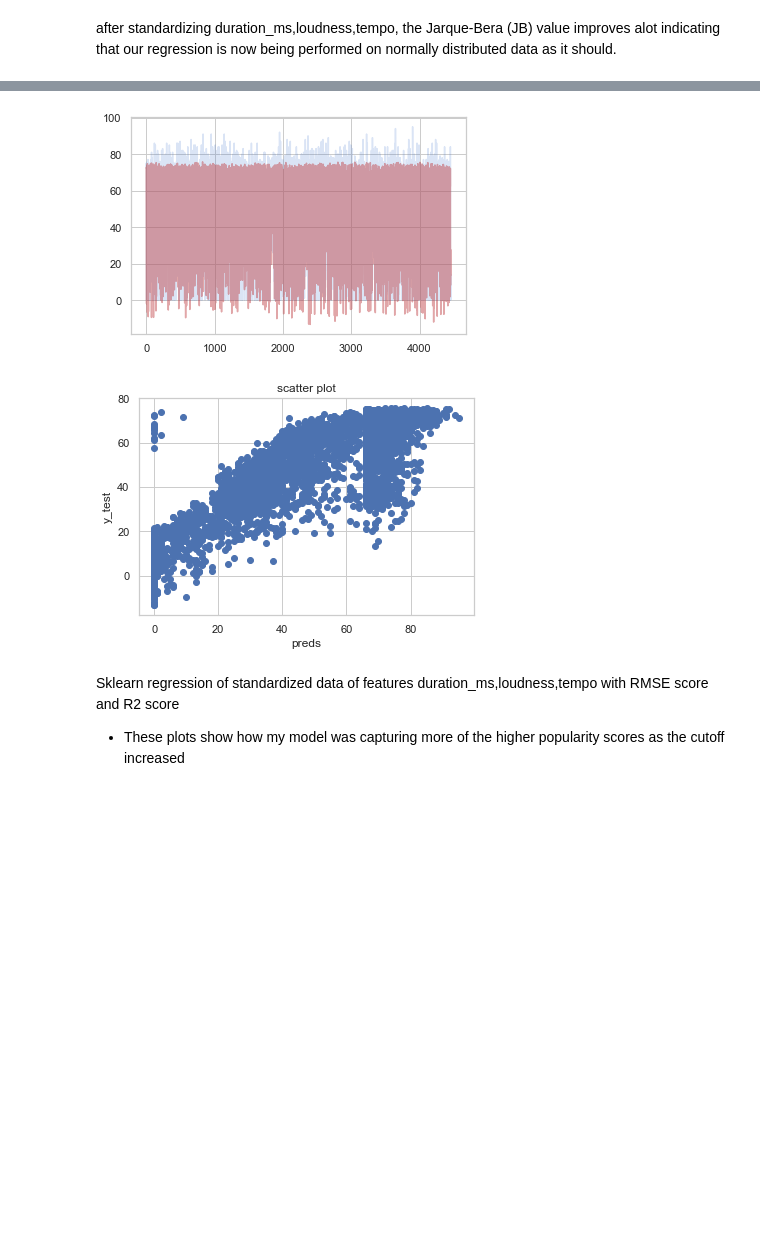
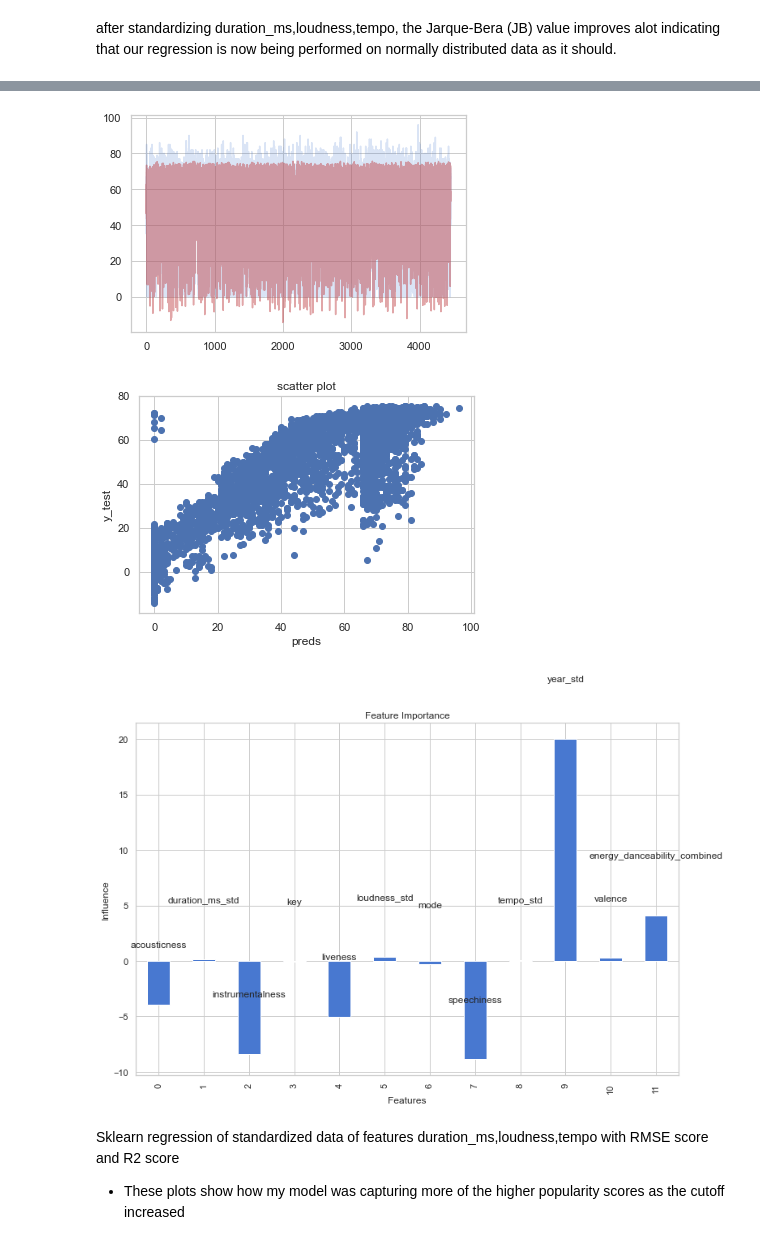
Before and after one commit to Tony363/Predicting-Spotify-Song-Popularity, a Jupyter notebook: spotify_data_analysis.ipynb, the cells around one changed output, grey strips where cells are left out. Cells and saved outputs as stored; diff of their text form; code cells hidden in the pictures; blank space fills up the shorter version.

```diff
--- a/spotify_data_analysis.ipynb
+++ b/spotify_data_analysis.ipynb
@@ -131,7 +140,7 @@ numeric_non_cat = ['acousticness', 'danceability', 'duration_ms', 'energy', 'ins
        'popularity','pop_frac','pop_bin']
 
 global cols_to_stardardize
-cols_to_standardize = ['duration_ms', 'loudness', 'tempo']
+cols_to_standardize = ['year','duration_ms', 'loudness', 'tempo']
 # %% [markdown]
 ### Helper functions
 # %%
@@ -155,6 +164,19 @@ def Xy_scatter_plot(y_test, pred_test):
     ax.set_ylabel("y_test")
     ax.set_title("scatter plot")
     plt.show()
+
+# feature importance bar plot
+def feature_importance(betas,X):
+    plt.figure(figsize=(12,8))
+    ax = pd.Series(betas).plot(kind='bar')
+    ax.set_xlabel("Features")
+    ax.set_ylabel("Influence")
+    ax.set_title("Feature Importance")
+    rects = ax.patches
+    labels = X.columns
+    for rect,label in zip(rects,labels):
+        height = rect.get_height()
+        ax.text(rect.get_x() + rect.get_width()/2,height + 5,label,ha='center',va='bottom')
 
 # return records that contain strings of artist and track names
 def search_artist_track_name(df, artist, track):
@@ -194,7 +216,7 @@ def standardize_return_X_y(df, std=True, log=False):
 
         X_cols = ['acousticness', 'danceability', 'duration_ms_std', 'energy',
                   'instrumentalness', 'key', 'liveness', 'loudness_std', 'mode',
-                  'speechiness', 'tempo_std', 'year', 'valence']
+                  'speechiness', 'tempo_std', 'year_std', 'valence']
     else:
         X_cols = ['acousticness', 'danceability', 'duration_ms', 'energy',
                   'instrumentalness', 'key', 'liveness', 'loudness', 'mode',
@@ -1047,11 +1081,12 @@ def combine_vif(df,std=True):
     df_samples = df.copy()
     if std:
         # standardize dataframe
-        scaler = StandardScaler().fit(df.copy()[['tempo','loudness','duration_ms']])
-        scaled = scaler.transform(df.copy()[['tempo','loudness','duration_ms']])
-        df_samples['tempo'] = scaled[:,0]
-        df_samples['loudness'] = scaled[:,1]
-        df_samples['duration_ms'] = scaled[:,2]
+        scaler = StandardScaler().fit(df.copy()[['year','tempo','loudness','duration_ms']])
+        scaled = scaler.transform(df.copy()[['year','tempo','loudness','duration_ms']])
+        df_samples['year'] = scaled[:,0]
+        df_samples['tempo'] = scaled[:,1]
+        df_samples['loudness'] = scaled[:,2]
+        df_samples['duration_ms'] = scaled[:,3]
 
     # get variance inflation factors
     vif = calc_vif(df_samples.drop(columns=['popularity','pop_bin'],axis=1)) \
@@ -1357,6 +1391,7 @@ def linear_regression_sklearn(df, show_plots=True):
         plt.plot(test_predicted, alpha=0.5, c='r')
         plt.show()    # train test relationship plot
         Xy_scatter_plot(y_test,test_predicted)
+        feature_importance(linear.coef_[0],X)
 
 linear_regression_sklearn(df_split, show_plots=True)
 # %% [output]
@@ -1381,5 +1416,6 @@ The R^2 values is: 0.75886883557116
-[figure, old version]
+[figure, new version]
-[figure, old version]
+[figure, new version]
+[figure, added]
 # %% [markdown]
 Sklearn regression of standardized data of features duration_ms,loudness,tempo with RMSE score and R2 score
 - These plots show how my model was capturing more of the higher popularity scores as the cutoff increased
```
Also changed, not shown: parts of 25 cells of this notebook.
